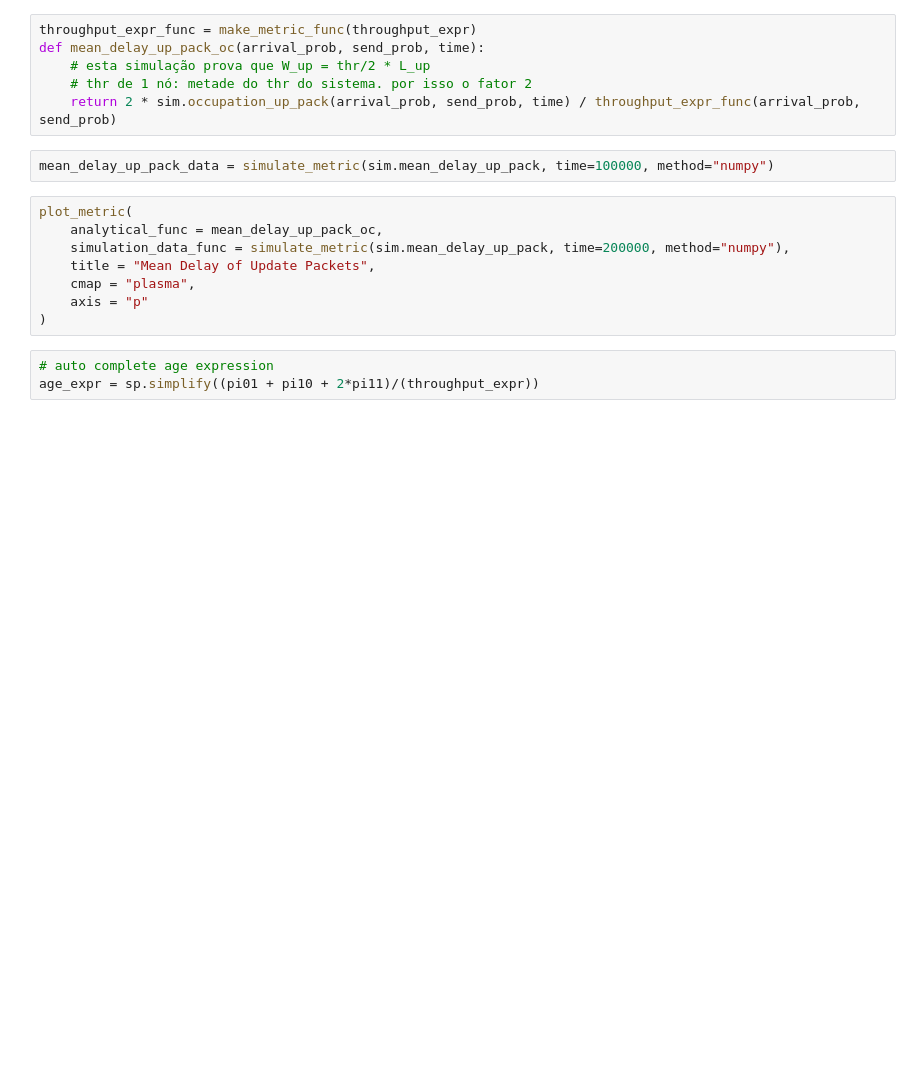
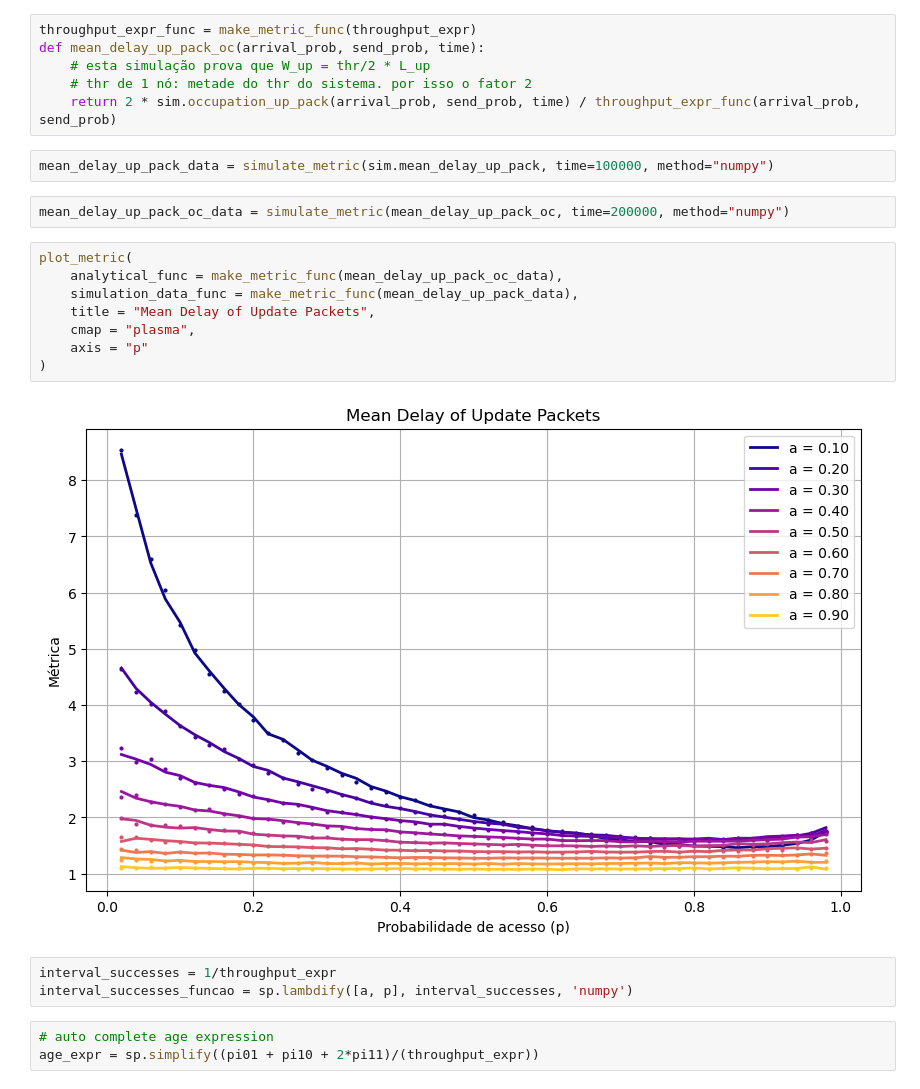
Before and after one commit to Velvet-blue/ic26-age-of-information, a Jupyter notebook: main.ipynb, the cells around one changed output. Saved outputs shown, nothing was run; the diff lists cells and outputs as text; blank space fills up the shorter version.

Commit message:
"numpy save/load

```diff
--- a/main.ipynb
+++ b/main.ipynb
@@ -48,14 +46,21 @@ def mean_delay_up_pack_oc(arrival_prob, send_prob, time):
     return 2 * sim.occupation_up_pack(arrival_prob, send_prob, time) / throughput_expr_func(arrival_prob, send_prob)
 # %%
 mean_delay_up_pack_data = simulate_metric(sim.mean_delay_up_pack, time=100000, method="numpy")
+# %%
+mean_delay_up_pack_oc_data = simulate_metric(mean_delay_up_pack_oc, time=200000, method="numpy")
 # %%
 plot_metric(
-    analytical_func = mean_delay_up_pack_oc,
-    simulation_data_func = simulate_metric(sim.mean_delay_up_pack, time=200000, method="numpy"),
+    analytical_func = make_metric_func(mean_delay_up_pack_oc_data),
+    simulation_data_func = make_metric_func(mean_delay_up_pack_data),
     title = "Mean Delay of Update Packets",
     cmap = "plasma",
     axis = "p"
 )
+# %% [output]
+[figure, added]
+# %%
+interval_successes = 1/throughput_expr
+interval_successes_funcao = sp.lambdify([a, p], interval_successes, 'numpy')
 # %%
 # auto complete age expression
 age_expr = sp.simplify((pi01 + pi10 + 2*pi11)/(throughput_expr))
```
Also changed, not shown: parts of 3 cells of this notebook, 2 other files.
